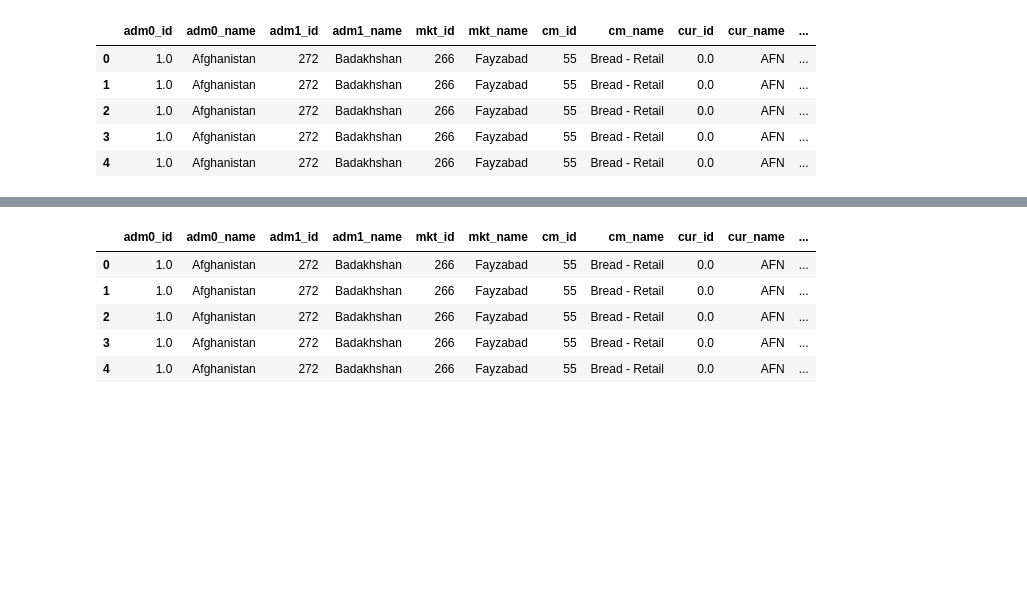
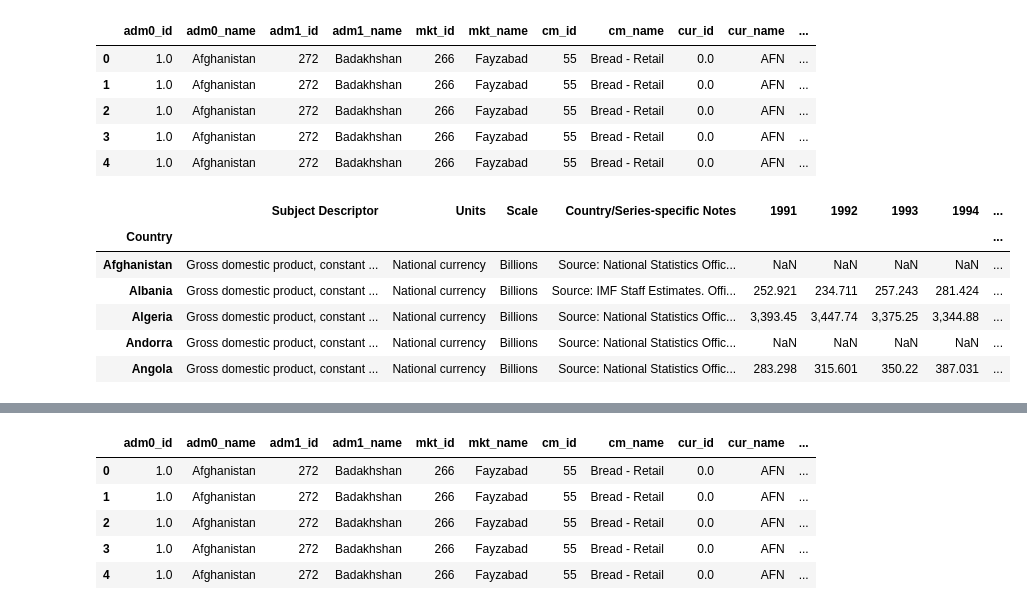
Before and after one commit to MaxSMCON/Group_2, a Jupyter notebook: Group_2_Stats.ipynb, the cells around one changed output, grey strips where cells are left out. Cells and saved outputs as stored; diff of their text form; code cells hidden in the pictures; blank space fills up the shorter version.

```diff
--- a/Group_2_Stats.ipynb
+++ b/Group_2_Stats.ipynb
@@ -59,3 +63,15 @@ Downloading 1SbW8ns8H5HDE0FVH5pvZ5GkGUdPV_RgY into ./global_food_prices.csv... D
 | 2 | 1.0 | Afghanistan | 272 | Badakhshan | 266 | Fayzabad | 55 | Bread - Retail | 0.0 | AFN | ... |
 | 3 | 1.0 | Afghanistan | 272 | Badakhshan | 266 | Fayzabad | 55 | Bread - Retail | 0.0 | AFN | ... |
 | 4 | 1.0 | Afghanistan | 272 | Badakhshan | 266 | Fayzabad | 55 | Bread - Retail | 0.0 | AFN | ... |
+# %%
+url = 'https://raw.githubusercontent.com/MaxSMCON/Group_2/main/Data%20Storage/GDP.csv'
+df_gdp = pd.read_csv(url, index_col=0, encoding= 'latin-1' )
+df_gdp.head()
+# %% [output]
+|  | Subject Descriptor | Units | Scale | Country/Series-specific Notes | 1991 | 1992 | 1993 | 1994 | ... |
+| Country |  |  |  |  |  |  |  |  | ... |
+| Afghanistan | Gross domestic product, constant ... | National currency | Billions | Source: National Statistics Offic... | NaN | NaN | NaN | NaN | ... |
+| Albania | Gross domestic product, constant ... | National currency | Billions | Source: IMF Staff Estimates. Offi... | 252.921 | 234.711 | 257.243 | 281.424 | ... |
+| Algeria | Gross domestic product, constant ... | National currency | Billions | Source: National Statistics Offic... | 3,393.45 | 3,447.74 | 3,375.25 | 3,344.88 | ... |
+| Andorra | Gross domestic product, constant ... | National currency | Billions | Source: National Statistics Offic... | NaN | NaN | NaN | NaN | ... |
+| Angola | Gross domestic product, constant ... | National currency | Billions | Source: National Statistics Offic... | 283.298 | 315.601 | 350.22 | 387.031 | ... |
```
Also changed, not shown: parts of 8 cells of this notebook.
